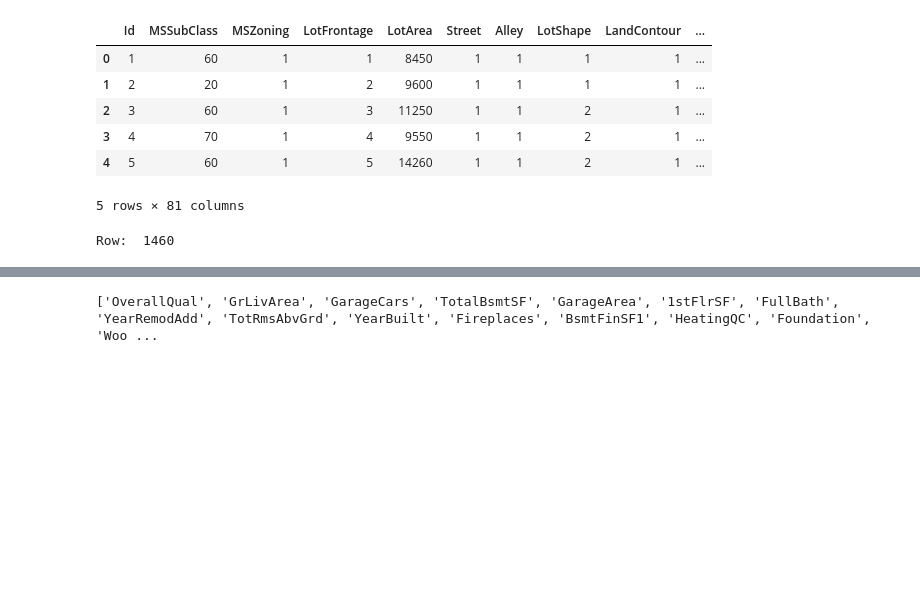
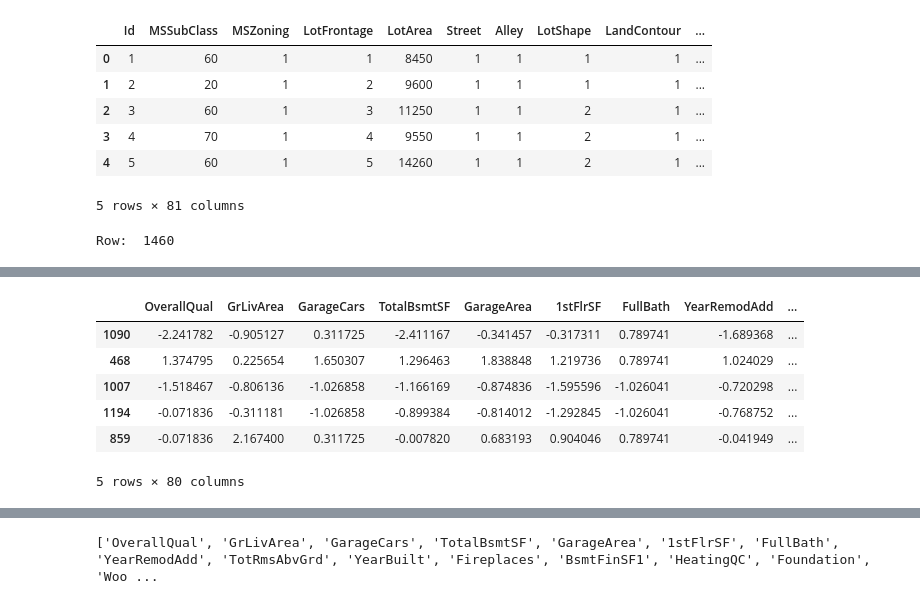
Before and after one commit to agung-madani/feature-selection, a Jupyter notebook: feature_selection_mrmr.ipynb, the cells around one changed output, grey strips where cells are left out. Drawn from its saved outputs; the diff is of its cells as text; code cells hidden in the pictures; blank space fills up the shorter version.

```diff
--- a/feature_selection_mrmr.ipynb
+++ b/feature_selection_mrmr.ipynb
@@ -54 +63,11 @@ from sklearn.neighbors import KNeighborsRegressor
+# %%
+X_selected.head()
+# %% [output]
+|  | OverallQual | GrLivArea | GarageCars | TotalBsmtSF | GarageArea | 1stFlrSF | FullBath | YearRemodAdd | ... |
+| 1090 | -2.241782 | -0.905127 | 0.311725 | -2.411167 | -0.341457 | -0.317311 | 0.789741 | -1.689368 | ... |
+| 468 | 1.374795 | 0.225654 | 1.650307 | 1.296463 | 1.838848 | 1.219736 | 0.789741 | 1.024029 | ... |
+| 1007 | -1.518467 | -0.806136 | -1.026858 | -1.166169 | -0.874836 | -1.595596 | -1.026041 | -0.720298 | ... |
+| 1194 | -0.071836 | -0.311181 | -1.026858 | -0.899384 | -0.814012 | -1.292845 | -1.026041 | -0.768752 | ... |
+| 859 | -0.071836 | 2.167400 | 0.311725 | -0.007820 | 0.683193 | 0.904046 | 0.789741 | -0.041949 | ... |
+5 rows × 80 columns
 # %%
```
Also changed, not shown: parts of 14 cells of this notebook, 1 other file.
